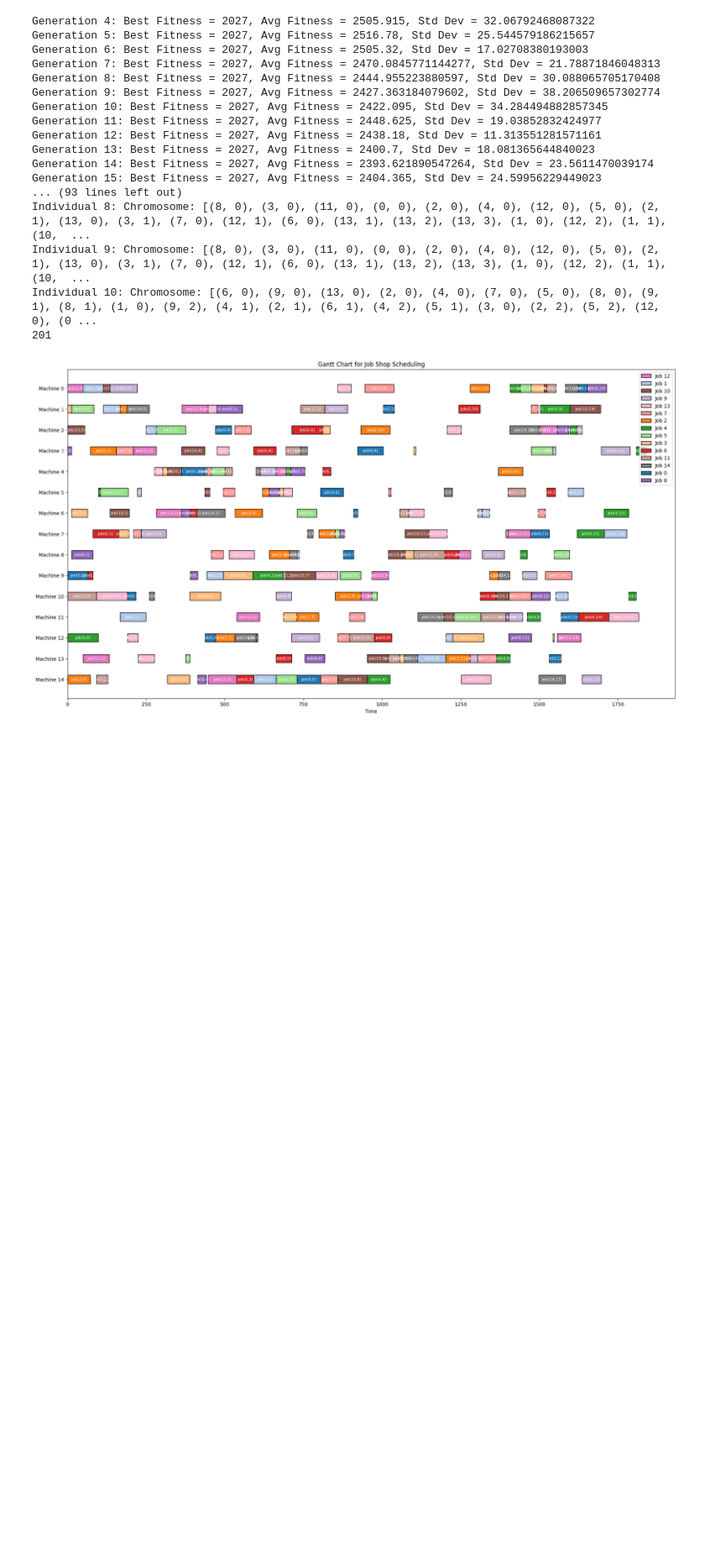
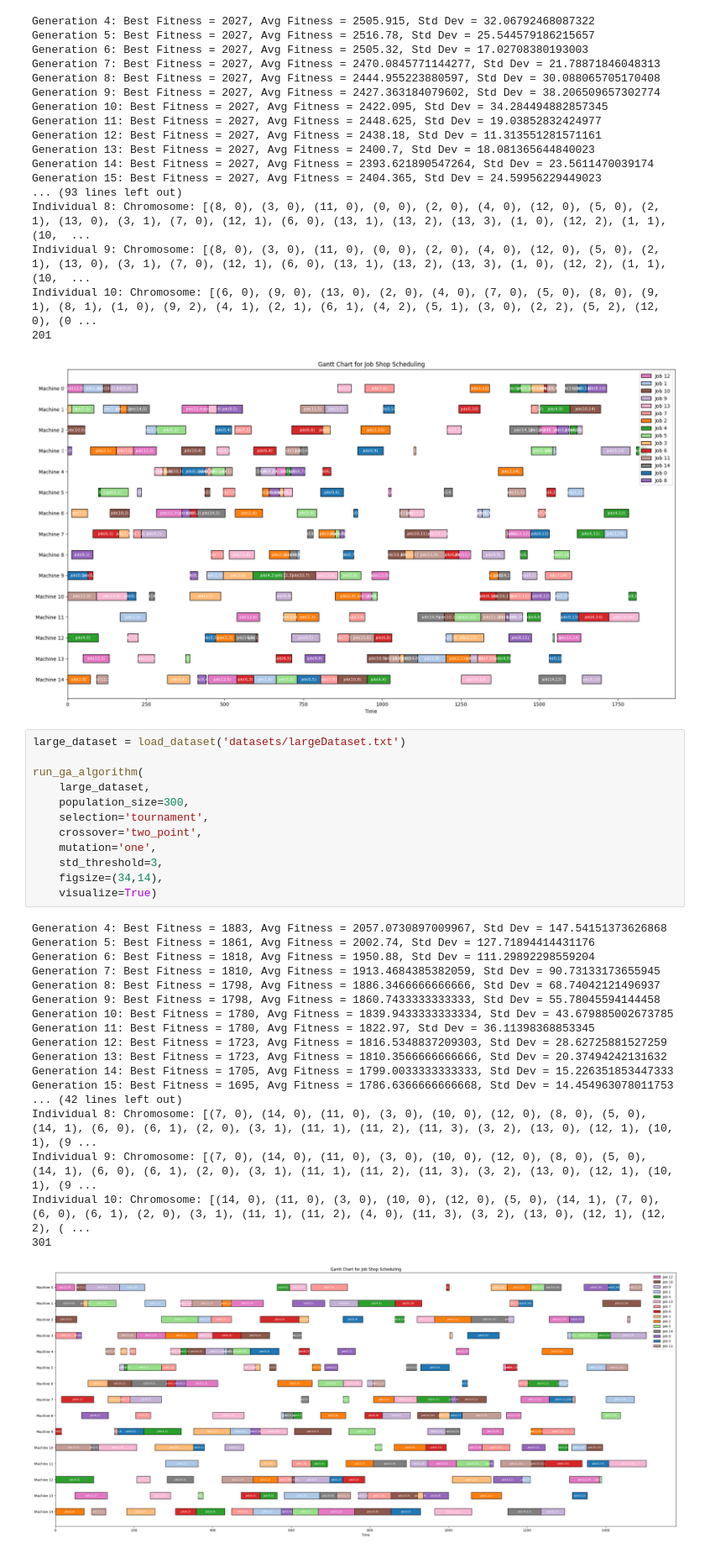
Before and after one commit to imiguelrodriguez/GeneticAlgorithm, a Jupyter notebook: tests_ga.ipynb, the cells around one changed output. Shown at 84% size. Drawn from its saved outputs; the diff is of its cells as text; blank space fills up the shorter version.

```diff
--- a/tests_ga.ipynb
+++ b/tests_ga.ipynb
@@ -199,3 +168,34 @@ Individual 9: Chromosome: [(8, 0), (3, 0), (11, 0), (0, 0), (2, 0), (4, 0), (12,
 Individual 10: Chromosome: [(6, 0), (9, 0), (13, 0), (2, 0), (4, 0), (7, 0), (5, 0), (8, 0), (9, 1), (8, 1), (1, 0), (9, 2), (4, 1), (2, 1), (6, 1), (4, 2), (5, 1), (3, 0), (2, 2), (5, 2), (12, 0), (0 ...
 201
 [figure]
+# %%
+large_dataset = load_dataset('datasets/largeDataset.txt')
+
+run_ga_algorithm(
+    large_dataset,
+    population_size=300,
+    selection='tournament',
+    crossover='two_point',
+    mutation='one',
+    std_threshold=3,
+    figsize=(34,14),
+    visualize=True)
+# %% [output]
+Generation 4: Best Fitness = 1883, Avg Fitness = 2057.0730897009967, Std Dev = 147.54151373626868
+Generation 5: Best Fitness = 1861, Avg Fitness = 2002.74, Std Dev = 127.71894414431176
+Generation 6: Best Fitness = 1818, Avg Fitness = 1950.88, Std Dev = 111.29892298559204
+Generation 7: Best Fitness = 1810, Avg Fitness = 1913.4684385382059, Std Dev = 90.73133173655945
+Generation 8: Best Fitness = 1798, Avg Fitness = 1886.3466666666666, Std Dev = 68.74042121496937
+Generation 9: Best Fitness = 1798, Avg Fitness = 1860.7433333333333, Std Dev = 55.78045594144458
+Generation 10: Best Fitness = 1780, Avg Fitness = 1839.9433333333334, Std Dev = 43.679885002673785
+Generation 11: Best Fitness = 1780, Avg Fitness = 1822.97, Std Dev = 36.11398368853345
+Generation 12: Best Fitness = 1723, Avg Fitness = 1816.5348837209303, Std Dev = 28.62725881527259
+Generation 13: Best Fitness = 1723, Avg Fitness = 1810.3566666666666, Std Dev = 20.37494242131632
+Generation 14: Best Fitness = 1705, Avg Fitness = 1799.0033333333333, Std Dev = 15.226351853447333
+Generation 15: Best Fitness = 1695, Avg Fitness = 1786.6366666666668, Std Dev = 14.454963078011753
+... (42 lines left out)
+Individual 8: Chromosome: [(7, 0), (14, 0), (11, 0), (3, 0), (10, 0), (12, 0), (8, 0), (5, 0), (14, 1), (6, 0), (6, 1), (2, 0), (3, 1), (11, 1), (11, 2), (11, 3), (3, 2), (13, 0), (12, 1), (10, 1), (9 ...
+Individual 9: Chromosome: [(7, 0), (14, 0), (11, 0), (3, 0), (10, 0), (12, 0), (8, 0), (5, 0), (14, 1), (6, 0), (6, 1), (2, 0), (3, 1), (11, 1), (11, 2), (11, 3), (3, 2), (13, 0), (12, 1), (10, 1), (9 ...
+Individual 10: Chromosome: [(14, 0), (11, 0), (3, 0), (10, 0), (12, 0), (5, 0), (14, 1), (7, 0), (6, 0), (6, 1), (2, 0), (3, 1), (11, 1), (11, 2), (4, 0), (11, 3), (3, 2), (13, 0), (12, 1), (12, 2), ( ...
+301
+[figure, added]
```
Also changed, not shown: parts of 3 cells of this notebook, 1 other file.
